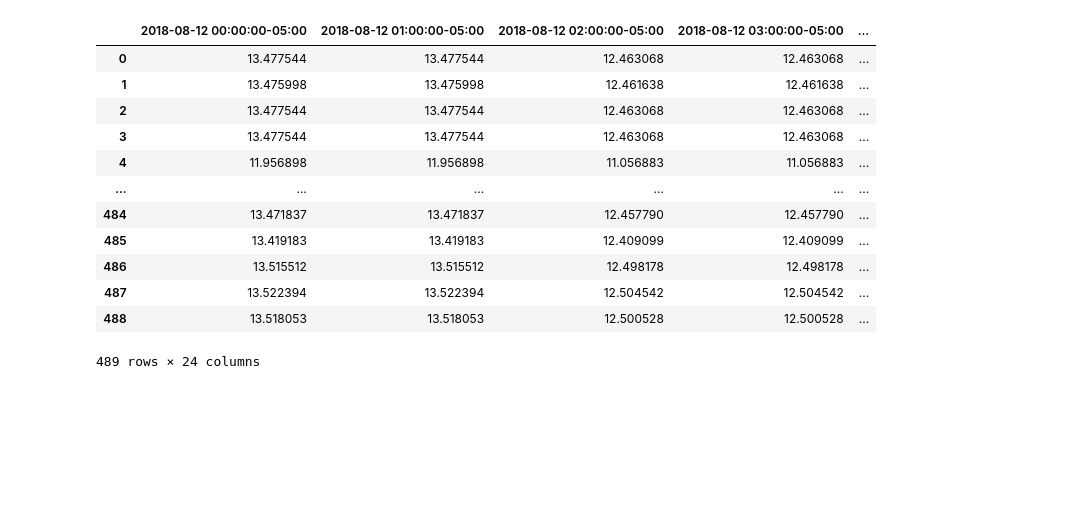
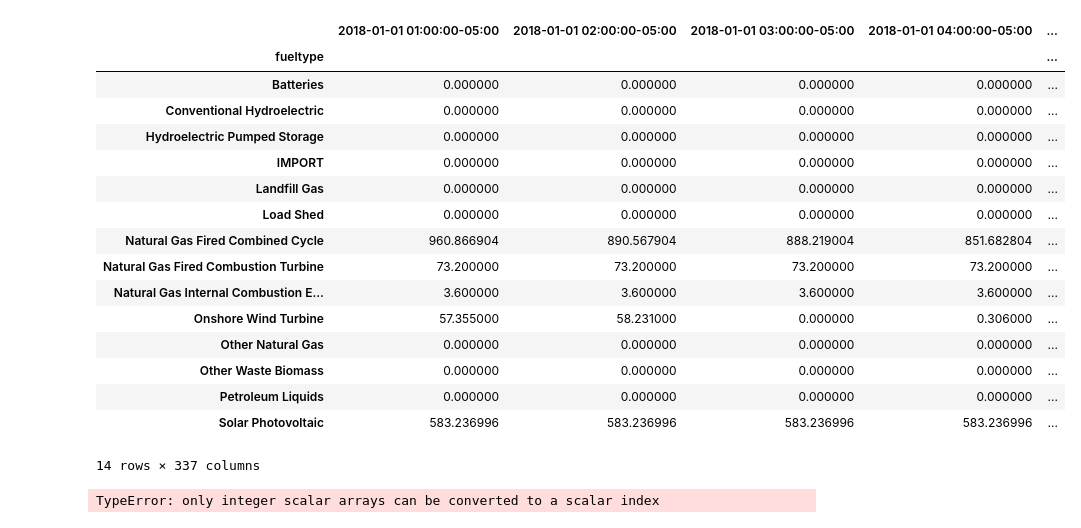
Before and after one commit to asedlak-ucsd/MAE243-Project, a Jupyter notebook: models/san_diego_system/postprocessing/run_postprocess.ipynb, the cells around one changed output. Saved outputs shown, nothing was run; the diff lists cells and outputs as text; code cells hidden in the pictures; blank space fills up the shorter version.

Commit message:
feat: add capacity factors, bug with solar gen

```diff
--- a/models/san_diego_system/postprocessing/run_postprocess.ipynb
+++ b/models/san_diego_system/postprocessing/run_postprocess.ipynb
@@ -15,18 +16,22 @@ gen.drop(columns=['id', 'bus']).groupby(['fueltype']).sum().T.plot()
 # %%
 prices = pd.read_csv(join(outputs_dir, 'prices.csv'))
 # %%
-prices
+gen.drop(columns=['gen_id', 'bus']).groupby(['fueltype']).sum()
 # %% [output]
-|  | 2018-08-12 00:00:00-05:00 | 2018-08-12 01:00:00-05:00 | 2018-08-12 02:00:00-05:00 | 2018-08-12 03:00:00-05:00 | ... |
-| 0 | 13.477544 | 13.477544 | 12.463068 | 12.463068 | ... |
-| 1 | 13.475998 | 13.475998 | 12.461638 | 12.461638 | ... |
-| 2 | 13.477544 | 13.477544 | 12.463068 | 12.463068 | ... |
-| 3 | 13.477544 | 13.477544 | 12.463068 | 12.463068 | ... |
-| 4 | 11.956898 | 11.956898 | 11.056883 | 11.056883 | ... |
-| ... | ... | ... | ... | ... | ... |
-| 484 | 13.471837 | 13.471837 | 12.457790 | 12.457790 | ... |
-| 485 | 13.419183 | 13.419183 | 12.409099 | 12.409099 | ... |
-| 486 | 13.515512 | 13.515512 | 12.498178 | 12.498178 | ... |
-| 487 | 13.522394 | 13.522394 | 12.504542 | 12.504542 | ... |
-| 488 | 13.518053 | 13.518053 | 12.500528 | 12.500528 | ... |
+|  | 2018-01-01 01:00:00-05:00 | 2018-01-01 02:00:00-05:00 | 2018-01-01 03:00:00-05:00 | 2018-01-01 04:00:00-05:00 | ... |
+| fueltype |  |  |  |  | ... |
+| Batteries | 0.000000 | 0.000000 | 0.000000 | 0.000000 | ... |
+| Conventional Hydroelectric | 0.000000 | 0.000000 | 0.000000 | 0.000000 | ... |
+| Hydroelectric Pumped Storage | 0.000000 | 0.000000 | 0.000000 | 0.000000 | ... |
+| IMPORT | 0.000000 | 0.000000 | 0.000000 | 0.000000 | ... |
+| Landfill Gas | 0.000000 | 0.000000 | 0.000000 | 0.000000 | ... |
+| Load Shed | 0.000000 | 0.000000 | 0.000000 | 0.000000 | ... |
+| Natural Gas Fired Combined Cycle | 960.866904 | 890.567904 | 888.219004 | 851.682804 | ... |
+| Natural Gas Fired Combustion Turbine | 73.200000 | 73.200000 | 73.200000 | 73.200000 | ... |
+| Natural Gas Internal Combustion E... | 3.600000 | 3.600000 | 3.600000 | 3.600000 | ... |
+| Onshore Wind Turbine | 57.355000 | 58.231000 | 0.000000 | 0.306000 | ... |
+| Other Natural Gas | 0.000000 | 0.000000 | 0.000000 | 0.000000 | ... |
+| Other Waste Biomass | 0.000000 | 0.000000 | 0.000000 | 0.000000 | ... |
+| Petroleum Liquids | 0.000000 | 0.000000 | 0.000000 | 0.000000 | ... |
+| Solar Photovoltaic | 583.236996 | 583.236996 | 583.236996 | 583.236996 | ... |
-489 rows × 24 columns
+14 rows × 337 columns
@@ -32,0 +40,6 @@ prices
+# %%
+
+
+plt.stack(x, y)
+# %% [output]
+TypeError: only integer scalar arrays can be converted to a scalar index
```
Also changed, not shown: parts of 6 cells of this notebook, 9 other files.
